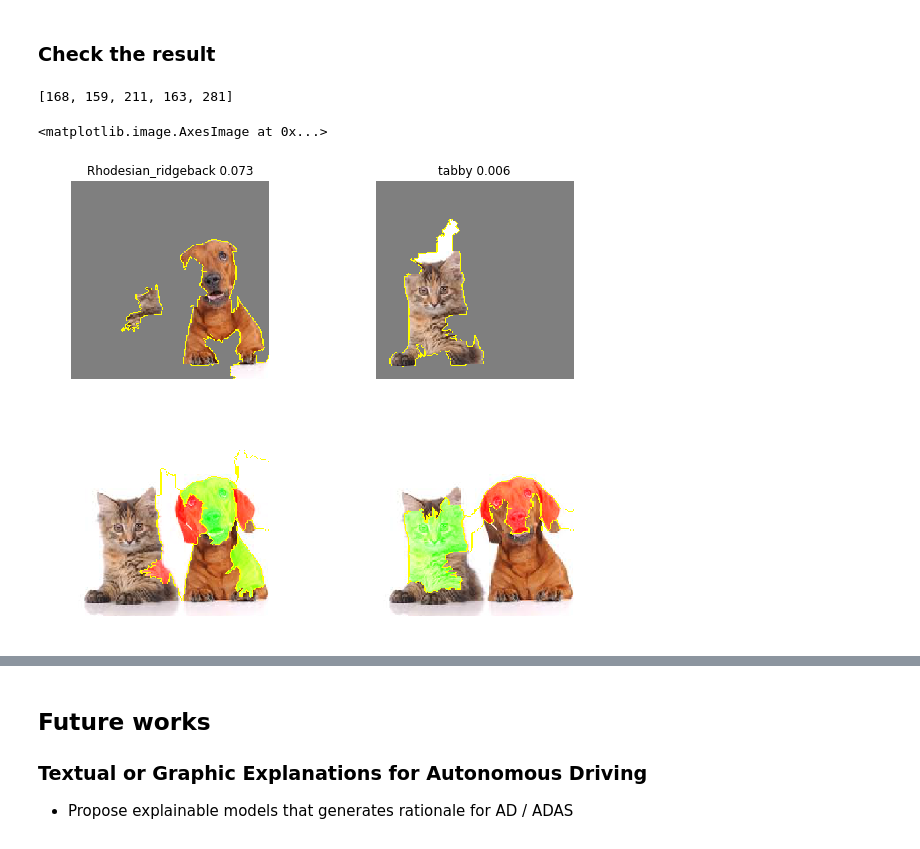
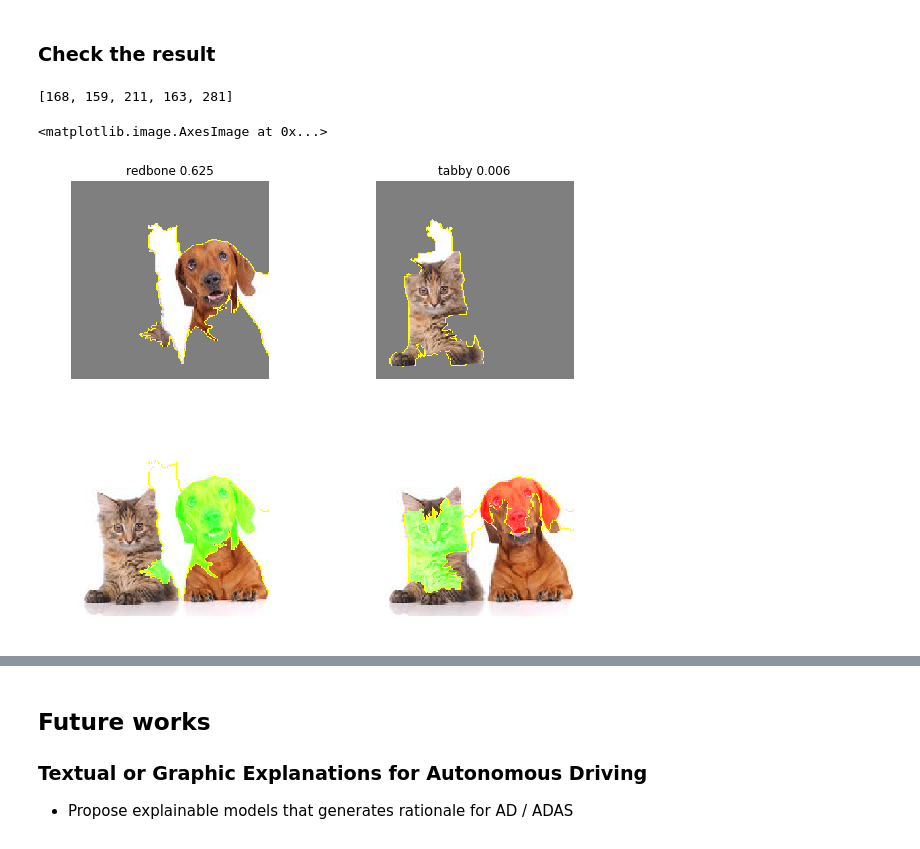
Before and after one commit to minhoe/xAI, a Jupyter notebook: xAI_LIME/LIME_InceptionV3.ipynb, the cells around one changed output, grey strips where cells are left out. Drawn from its saved outputs; the diff is of its cells as text; code cells hidden in the pictures.

```diff
--- a/xAI_LIME/LIME_InceptionV3.ipynb
+++ b/xAI_LIME/LIME_InceptionV3.ipynb
@@ -135,5 +139,5 @@ explanation = explainer.explain_instance(
     base_model.predict,
     top_labels=5,
     hide_color=0,
-    num_samples=50000)
+    num_samples=30000)
 # %% [output]
@@ -146,9 +181,8 @@ from skimage.segmentation import mark_boundaries
 
 print(explanation.top_labels)
 
-T1_IDX = 1
+T1_IDX = 0
 T2_IDX = 4
-
 
 
 temp_2, mask_2 = explanation.get_image_and_mask(
@@ -191,31 +225,31 @@ plt.imshow(mark_boundaries(temp / 2 + 0.5, mask))
 
 # Figure 2
 ## UPPER PART
 temp, mask = explanation.get_image_and_mask(
     explanation.top_labels[T2_IDX],
     positive_only=True,
     num_features=10,
     hide_rest=True)
 
 ax = plt.subplot(2,2,2)
 
 TTL2 = decode_predictions(preds)[0][T2_IDX][1] + ' ' + str(decode_predictions(preds)[0][T2_IDX][2].round(3))
 ax.set_title(TTL2)
 plt.axis('off')
 plt.imshow(mark_boundaries(temp / 2 + 0.5, mask))
 
 ## LOWER PART
 
 temp, mask = explanation.get_image_and_mask(
     explanation.top_labels[T2_IDX],
     positive_only=False,
     num_features=10,
     hide_rest=False)
 
 ax = plt.subplot(2,2,4)
 plt.axis('off')
 plt.imshow(mark_boundaries(temp / 2 + 0.5, mask))
 # %% [output]
 [168, 159, 211, 163, 281]
 <matplotlib.image.AxesImage at 0x...>
-[figure, old version]
+[figure, new version]
```
Also changed, not shown: parts of 9 cells of this notebook, 6 other files.
